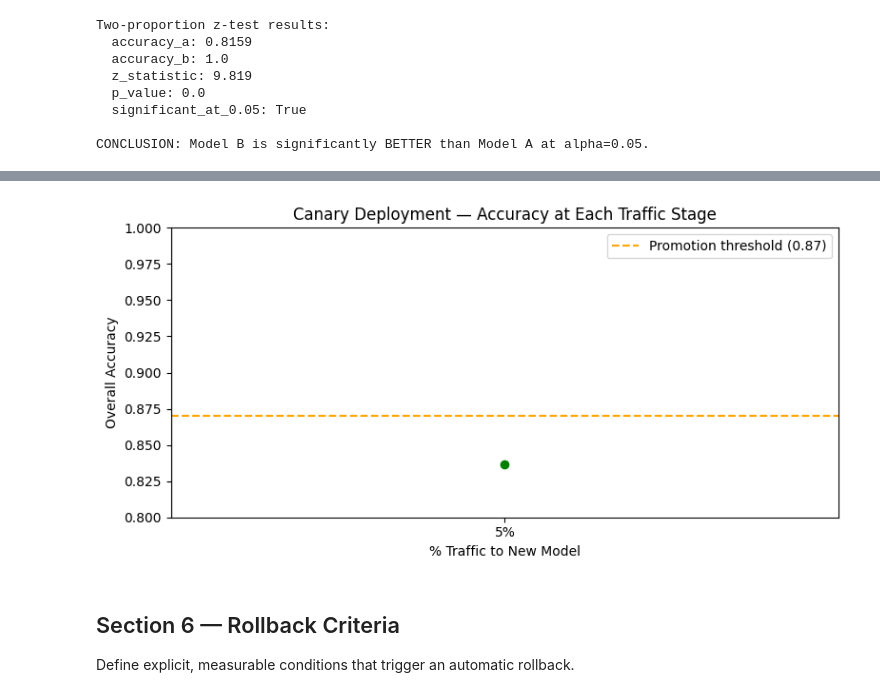
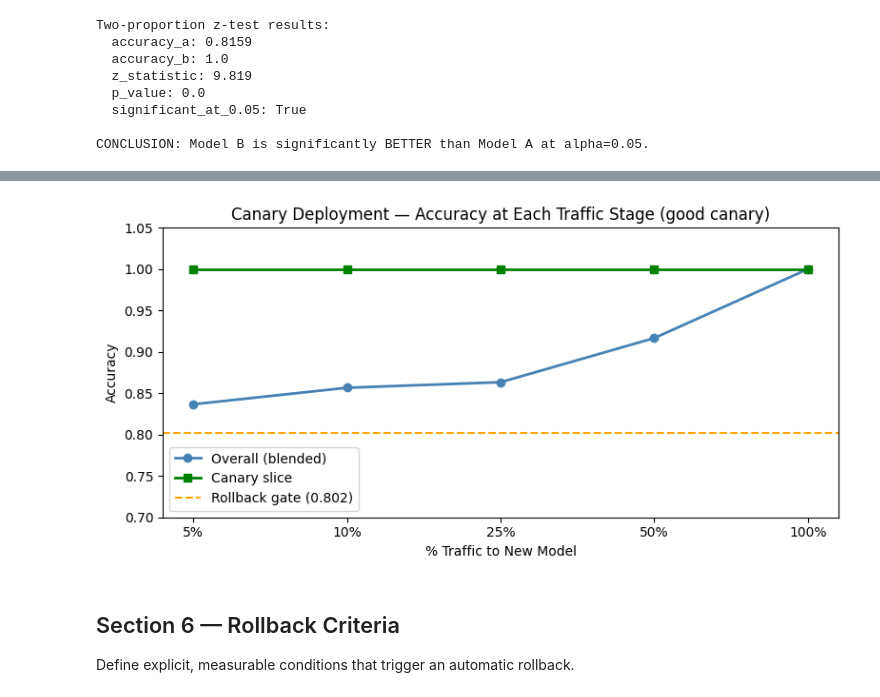
Before and after one commit to A-Alwabel/AI-Diploma-Program, a Jupyter notebook: Course 11/unit5-pipelines-monitoring/examples/07_ab_testing_canary_deployment.ipynb, the cells around one changed output, grey strips where cells are left out. Saved outputs shown, nothing was run; the diff lists cells and outputs as text; code cells hidden in the pictures.

```diff
--- a/Course 11/unit5-pipelines-monitoring/examples/07_ab_testing_canary_deployment.ipynb
+++ b/Course 11/unit5-pipelines-monitoring/examples/07_ab_testing_canary_deployment.ipynb
@@ -324,22 +347,27 @@ Canary promotion simulation:
   ROLLED BACK: 100% traffic back to old model.
 # %%
-# Visualise the canary stages
+# Visualise scenario 1 (the good canary): accuracy at every traffic stage.
 stages = [f"{int(s['stage']*100)}%" for s in stage_results]
-accuracies = [s["accuracy"] for s in stage_results]
+overall = [s["overall"] for s in stage_results]
+new_slice = [s["new_slice"] for s in stage_results]
 
 plt.figure(figsize=(8, 4))
-plt.plot(stages, accuracies, marker="o", color="green", linewidth=2)
-plt.axhline(0.87, color="orange", linestyle="--", label="Promotion threshold (0.87)")
-plt.title("Canary Deployment — Accuracy at Each Traffic Stage")
+# Blended accuracy rises as more traffic reaches the better model
+plt.plot(stages, overall, marker="o", color="steelblue", linewidth=2, label="Overall (blended)")
+# The canary slice itself is what the gate watches
+plt.plot(stages, new_slice, marker="s", color="green", linewidth=2, label="Canary slice")
+# The rollback line: old-model baseline minus the tolerance margin
+plt.axhline(gate_line, color="orange", linestyle="--", label=f"Rollback gate ({gate_line:.3f})")
+plt.title("Canary Deployment — Accuracy at Each Traffic Stage (good canary)")
 plt.xlabel("% Traffic to New Model")
-plt.ylabel("Overall Accuracy")
-plt.ylim(0.8, 1.0)
+plt.ylabel("Accuracy")
+plt.ylim(0.7, 1.05)
 plt.legend()
 plt.tight_layout()
 plt.savefig("/tmp/canary_stages.png", dpi=72)
 plt.show()
 # %% [output]
-[figure, old version]
+[figure, new version]
 # %% [markdown]
 ## Section 6 — Rollback Criteria
 
```
Also changed, not shown: parts of 4 cells of this notebook, 12 other files.
